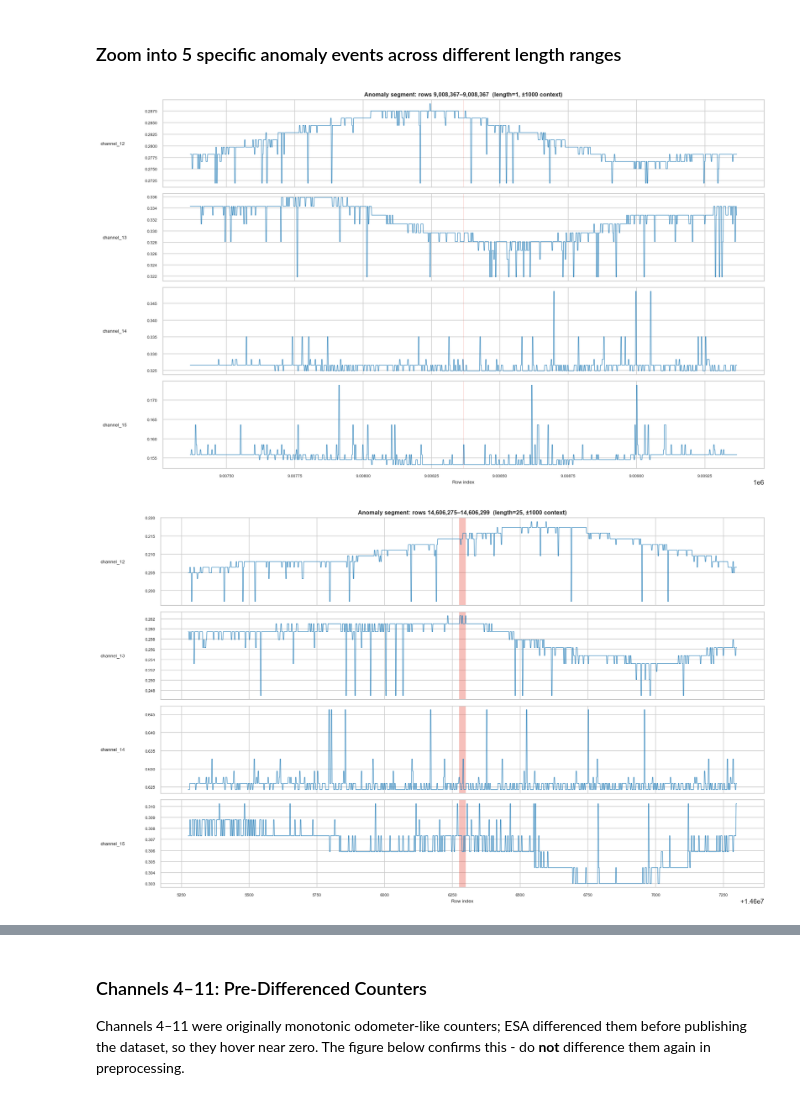
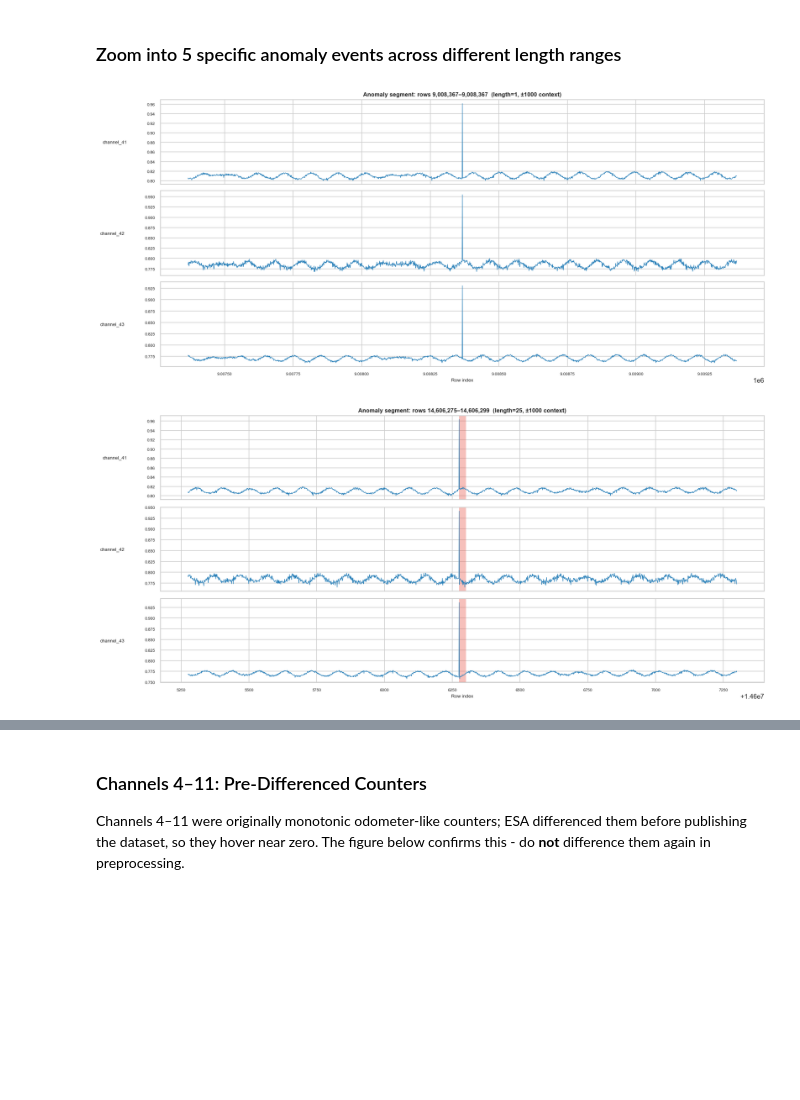
Before and after one commit to alexfederolf/sentinel, a Jupyter notebook: notebooks/01-eda.ipynb, the cells around one changed output, grey strips where cells are left out. Drawn from its saved outputs; the diff is of its cells as text; code cells hidden in the pictures; blank space fills up the shorter version.

```diff
--- a/notebooks/01-eda.ipynb
+++ b/notebooks/01-eda.ipynb
@@ -279,7 +275,7 @@ for seg in segments:
 
 ax.set_xlim(0, n_total)
 ax.set_ylim(0, 1)
-ax.set_xlabel('Row index (time →)', fontsize=10)
+ax.set_xlabel('Row index', fontsize=10)
 ax.set_title(f'Temporal Distribution of {len(segments)} Anomaly Segments', fontweight='bold', fontsize=12)
 ax.set_yticks([])
 ax.xaxis.set_major_formatter(plt.FuncFormatter(lambda x, _: f'{x/1e6:.0f}M'))
@@ -301,13 +302,12 @@ plt.show()
 # %%
-# Pick a representative subset of channels for overview plots
-# Use target_channels first 12 for compactness, then sample others
-# OVERVIEW_CHANNELS = target_channels[:12]
+# representative subset of channels for overview plots
+OVERVIEW_CHANNELS = target_channels[:12]
 
 # Channel 41-46
-OVERVIEW_CHANNELS = [f'channel_{i}' for i in range(41, 47)]
+#VERVIEW_CHANNELS = [f'channel_{i}' for i in range(41, 47)]
 
 # Top 6 by Cohen's d (mean shift):
-# OVERVIEW_CHANNELS = ['channel_16', 'channel_32', 'channel_40', 'channel_24', 'channel_33', 'channel_59']
+#OVERVIEW_CHANNELS = ['channel_16', 'channel_32', 'channel_40', 'channel_24', 'channel_33', 'channel_59']
 
-print(f'Plotting channels: {OVERVIEW_CHANNELS}')
+print(f'OVERVIEW_CHANNELS: {OVERVIEW_CHANNELS}')
 # %% [output]
@@ -362,39 +362,44 @@ seg_df_sorted = seg_df.sort_values('length')
 quintile_indices = np.linspace(0, len(seg_df)-1, 5, dtype=int)
 example_segs = seg_df_sorted.iloc[quintile_indices]
 
-ZOOM_CHANNELS = target_channels[:4]   # 4 channels in zoom plots
+# Channel 41-46
+# OVERVIEW_CHANNELS = [f'channel_{i}' for i in range(41, 47)]
+
+ZOOM_CHANNELS  = [f'channel_{i}' for i in range(41, 44)]
+
+#ZOOM_CHANNELS = target_channels[:4]   # 4 channels in zoom plots
 CONTEXT = 1000
 
 for _, seg in example_segs.iterrows():
     lo = max(0, int(seg['start']) - CONTEXT)
     hi = min(len(train) - 1, int(seg['end']) + CONTEXT)
     sub = train.iloc[lo:hi+1]
 
     fig, axes = plt.subplots(len(ZOOM_CHANNELS), 1,
                               figsize=(16, 2.4 * len(ZOOM_CHANNELS)), sharex=True)
     for ax, ch in zip(axes, ZOOM_CHANNELS):
         ax.plot(sub.index, sub[ch].values, lw=0.8, color=NOMINAL_COLOR)
         # shade anomaly region
         in_anom = False; start_i = None
         for ix, v in zip(sub.index, sub['is_anomaly'].values):
             if v == 1 and not in_anom:
                 start_i = ix; in_anom = True
             elif v == 0 and in_anom:
                 ax.axvspan(start_i, ix, color=ANOMALY_COLOR, alpha=0.35, linewidth=0)
                 in_anom = False
         if in_anom:
             ax.axvspan(start_i, sub.index[-1], color=ANOMALY_COLOR, alpha=0.35, linewidth=0)
         ax.set_ylabel(ch, fontsize=8, rotation=0, labelpad=55, va='center')
         ax.tick_params(labelsize=7)
     axes[0].set_title(
         f'Anomaly segment: rows {int(seg["start"]):,}–{int(seg["end"]):,}  '
         f'(length={int(seg["length"]):,}, ±{CONTEXT} context)',
         fontsize=10, fontweight='bold'
     )
     axes[-1].set_xlabel('Row index', fontsize=8)
     fig.tight_layout()
     plt.show()
     print()
 # %% [output]
-[figure, old version]
+[figure, new version]
-[figure, old version]
+[figure, new version]
```
Also changed, not shown: parts of 9 cells of this notebook, 22 other files.
